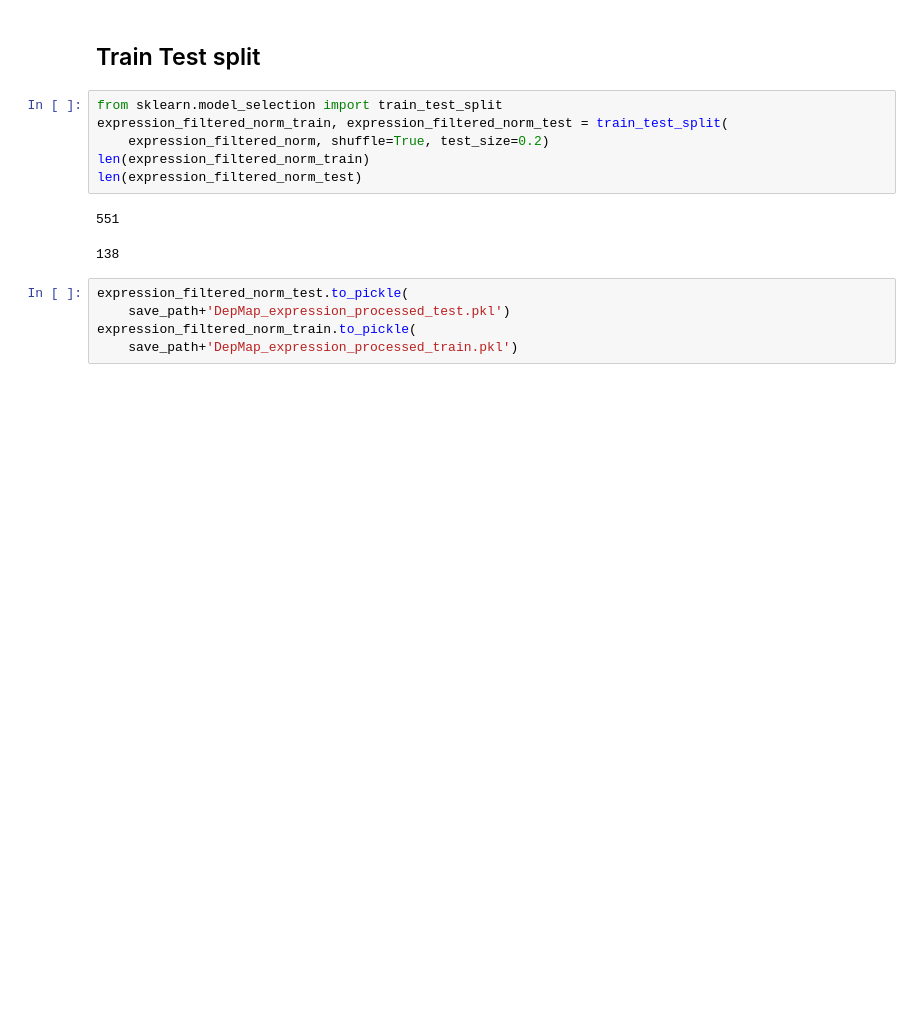
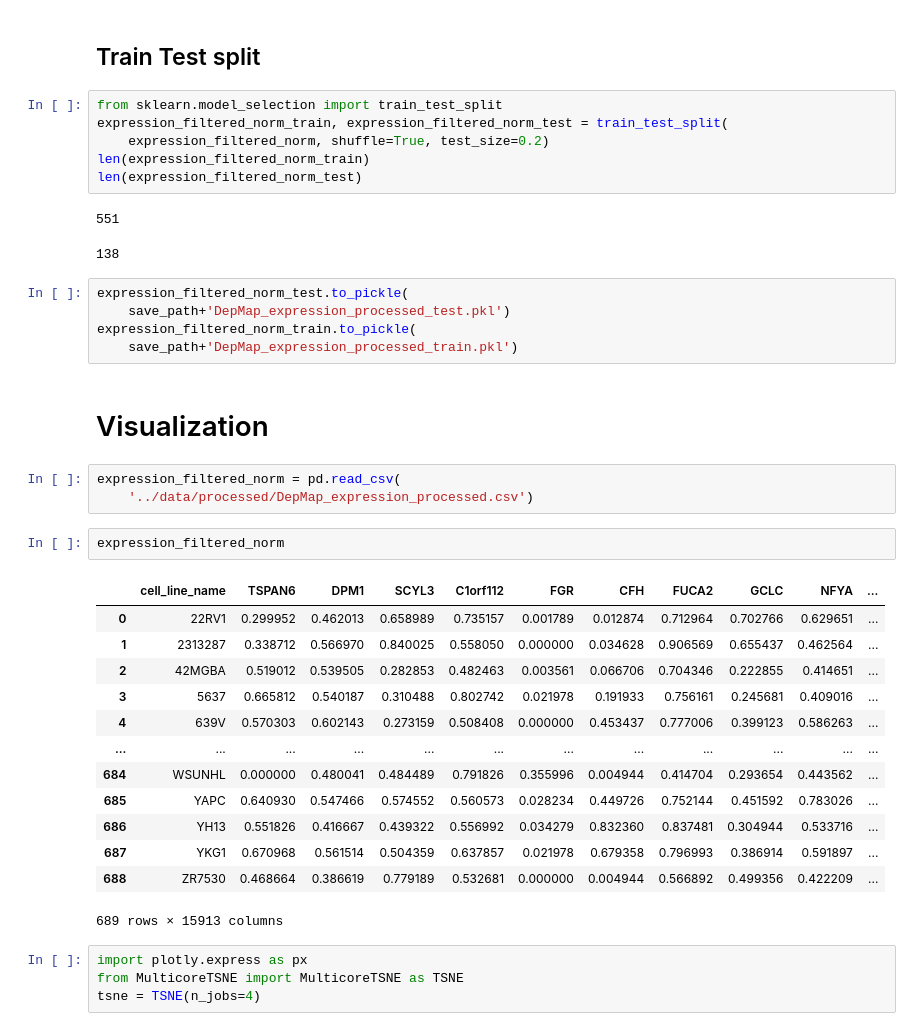
Before and after one commit to FLabbaf97/MyProject, a Jupyter notebook: data_preparing/cell_DepMap.ipynb, the cells around one changed output. Drawn from its saved outputs; the diff is of its cells as text; blank space fills up the shorter version.

```diff
--- a/data_preparing/cell_DepMap.ipynb
+++ b/data_preparing/cell_DepMap.ipynb
@@ -1262,3 +1266,28 @@ expression_filtered_norm_test.to_pickle(
     save_path+'DepMap_expression_processed_test.pkl')
 expression_filtered_norm_train.to_pickle(
     save_path+'DepMap_expression_processed_train.pkl')
+# %% [markdown]
+# Visualization
+# %%
+expression_filtered_norm = pd.read_csv(
+    '../data/processed/DepMap_expression_processed.csv')
+# %%
+expression_filtered_norm
+# %% [output]
+|  | cell_line_name | TSPAN6 | DPM1 | SCYL3 | C1orf112 | FGR | CFH | FUCA2 | GCLC | NFYA | ... |
+| 0 | 22RV1 | 0.299952 | 0.462013 | 0.658989 | 0.735157 | 0.001789 | 0.012874 | 0.712964 | 0.702766 | 0.629651 | ... |
+| 1 | 2313287 | 0.338712 | 0.566970 | 0.840025 | 0.558050 | 0.000000 | 0.034628 | 0.906569 | 0.655437 | 0.462564 | ... |
+| 2 | 42MGBA | 0.519012 | 0.539505 | 0.282853 | 0.482463 | 0.003561 | 0.066706 | 0.704346 | 0.222855 | 0.414651 | ... |
+| 3 | 5637 | 0.665812 | 0.540187 | 0.310488 | 0.802742 | 0.021978 | 0.191933 | 0.756161 | 0.245681 | 0.409016 | ... |
+| 4 | 639V | 0.570303 | 0.602143 | 0.273159 | 0.508408 | 0.000000 | 0.453437 | 0.777006 | 0.399123 | 0.586263 | ... |
+| ... | ... | ... | ... | ... | ... | ... | ... | ... | ... | ... | ... |
+| 684 | WSUNHL | 0.000000 | 0.480041 | 0.484489 | 0.791826 | 0.355996 | 0.004944 | 0.414704 | 0.293654 | 0.443562 | ... |
+| 685 | YAPC | 0.640930 | 0.547466 | 0.574552 | 0.560573 | 0.028234 | 0.449726 | 0.752144 | 0.451592 | 0.783026 | ... |
+| 686 | YH13 | 0.551826 | 0.416667 | 0.439322 | 0.556992 | 0.034279 | 0.832360 | 0.837481 | 0.304944 | 0.533716 | ... |
+| 687 | YKG1 | 0.670968 | 0.561514 | 0.504359 | 0.637857 | 0.021978 | 0.679358 | 0.796993 | 0.386914 | 0.591897 | ... |
+| 688 | ZR7530 | 0.468664 | 0.386619 | 0.779189 | 0.532681 | 0.000000 | 0.004944 | 0.566892 | 0.499356 | 0.422209 | ... |
+689 rows × 15913 columns
+# %%
+import plotly.express as px
+from MulticoreTSNE import MulticoreTSNE as TSNE
+tsne = TSNE(n_jobs=4)
```
Also changed, not shown: parts of 2 cells of this notebook.
